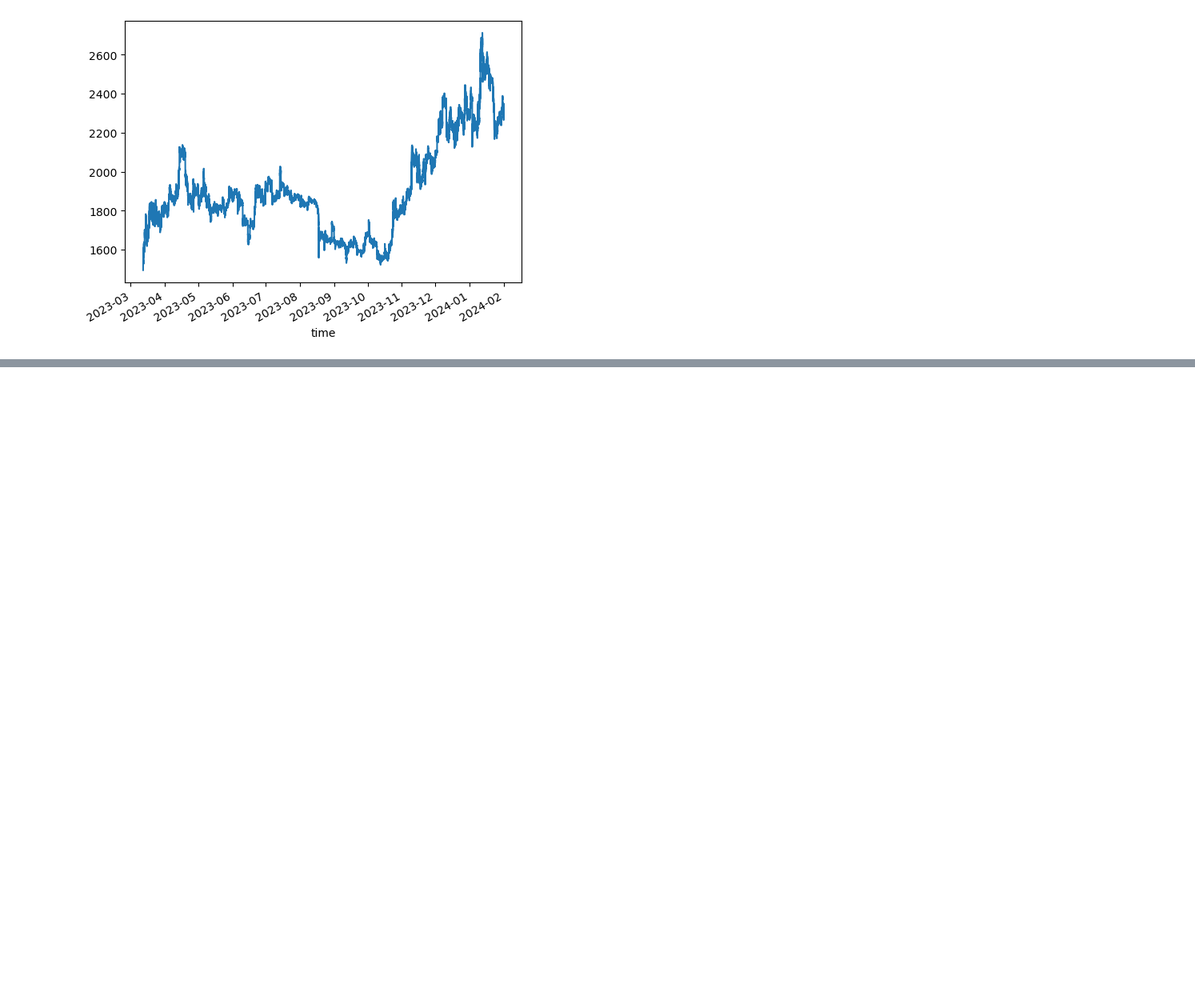
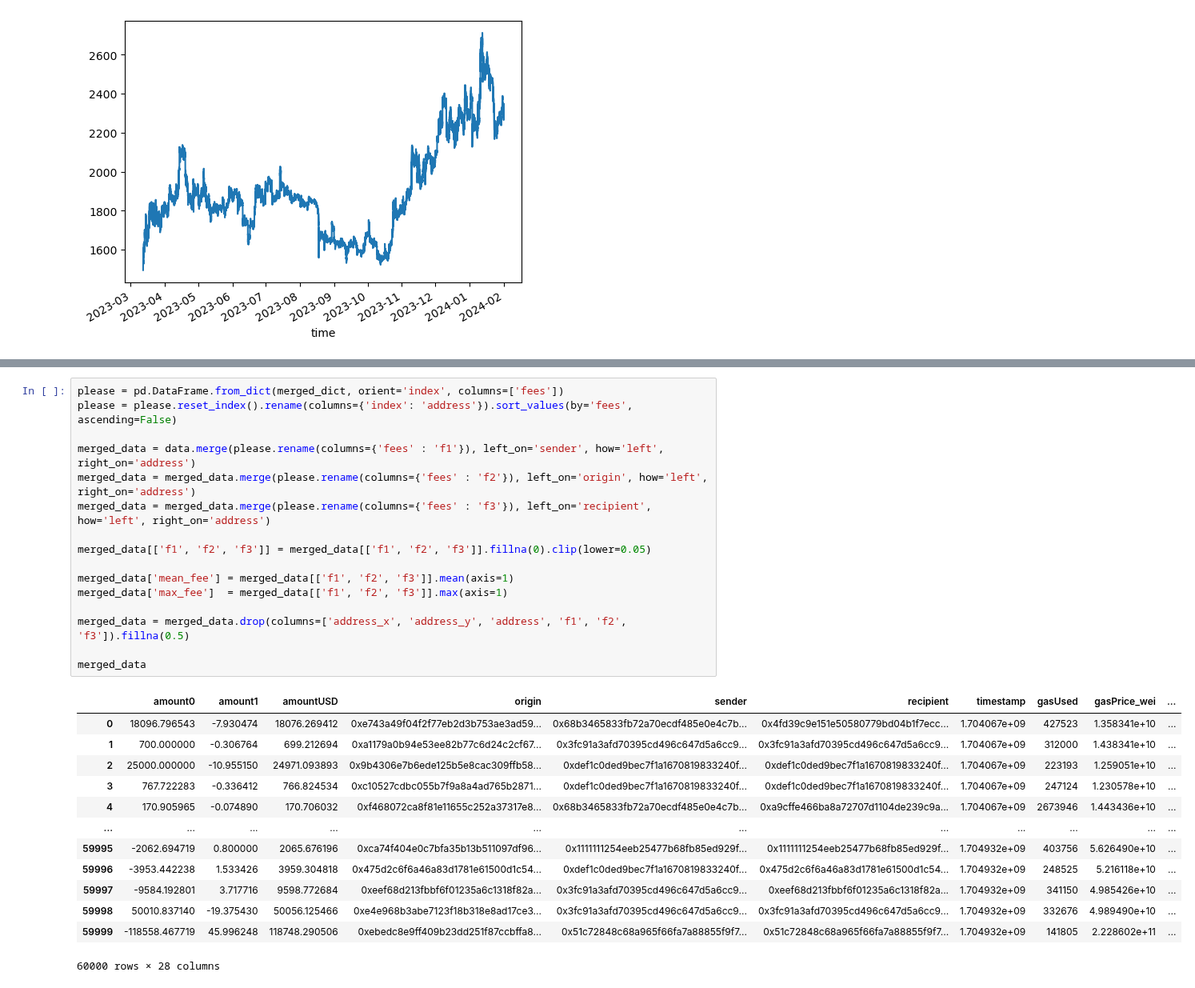
Before and after one commit to Armand-Morin/afp-berkeley-dynamic-fee-defi-amm, a Jupyter notebook: pnl_model.ipynb, the cells around one changed output, grey strips where cells are left out. Shown at 80% size. Drawn from its saved outputs; the diff is of its cells as text; blank space fills up the shorter version.

```diff
--- a/pnl_model.ipynb
+++ b/pnl_model.ipynb
@@ -123,0 +305,30 @@ ohlc_minutes.dropna().close.plot()
+# %%
+please = pd.DataFrame.from_dict(merged_dict, orient='index', columns=['fees'])
+please = please.reset_index().rename(columns={'index': 'address'}).sort_values(by='fees', ascending=False)
+
+merged_data = data.merge(please.rename(columns={'fees' : 'f1'}), left_on='sender', how='left', right_on='address')
+merged_data = merged_data.merge(please.rename(columns={'fees' : 'f2'}), left_on='origin', how='left', right_on='address')
+merged_data = merged_data.merge(please.rename(columns={'fees' : 'f3'}), left_on='recipient', how='left', right_on='address')
+
+merged_data[['f1', 'f2', 'f3']] = merged_data[['f1', 'f2', 'f3']].fillna(0).clip(lower=0.05)
+
+merged_data['mean_fee'] = merged_data[['f1', 'f2', 'f3']].mean(axis=1)
+merged_data['max_fee']  = merged_data[['f1', 'f2', 'f3']].max(axis=1)
+
+merged_data = merged_data.drop(columns=['address_x', 'address_y', 'address', 'f1', 'f2', 'f3']).fillna(0.5)
+
+merged_data
+# %% [output]
+|  | amount0 | amount1 | amountUSD | origin | sender | recipient | timestamp | gasUsed | gasPrice_wei | ... |
+| 0 | 18096.796543 | -7.930474 | 18076.269412 | 0xe743a49f04f2f77eb2d3b753ae3ad59... | 0x68b3465833fb72a70ecdf485e0e4c7b... | 0x4fd39c9e151e50580779bd04b1f7ecc... | 1.704067e+09 | 427523 | 1.358341e+10 | ... |
+| 1 | 700.000000 | -0.306764 | 699.212694 | 0xa1179a0b94e53ee82b77c6d24c2cf67... | 0x3fc91a3afd70395cd496c647d5a6cc9... | 0x3fc91a3afd70395cd496c647d5a6cc9... | 1.704067e+09 | 312000 | 1.438341e+10 | ... |
+| 2 | 25000.000000 | -10.955150 | 24971.093893 | 0x9b4306e7b6ede125b5e8cac309ffb58... | 0xdef1c0ded9bec7f1a1670819833240f... | 0xdef1c0ded9bec7f1a1670819833240f... | 1.704067e+09 | 223193 | 1.259051e+10 | ... |
+| 3 | 767.722283 | -0.336412 | 766.824534 | 0xc10527cdbc055b7f9a8a4ad765b2871... | 0xdef1c0ded9bec7f1a1670819833240f... | 0xdef1c0ded9bec7f1a1670819833240f... | 1.704067e+09 | 247124 | 1.230578e+10 | ... |
+| 4 | 170.905965 | -0.074890 | 170.706032 | 0xf468072ca8f81e11655c252a37317e8... | 0x68b3465833fb72a70ecdf485e0e4c7b... | 0xa9cffe466ba8a72707d1104de239c9a... | 1.704067e+09 | 2673946 | 1.443436e+10 | ... |
+| ... | ... | ... | ... | ... | ... | ... | ... | ... | ... | ... |
+| 59995 | -2062.694719 | 0.800000 | 2065.676196 | 0xca74f404e0c7bfa35b13b511097df96... | 0x1111111254eeb25477b68fb85ed929f... | 0x1111111254eeb25477b68fb85ed929f... | 1.704932e+09 | 403756 | 5.626490e+10 | ... |
+| 59996 | -3953.442238 | 1.533426 | 3959.304818 | 0x475d2c6f6a46a83d1781e61500d1c54... | 0xdef1c0ded9bec7f1a1670819833240f... | 0x475d2c6f6a46a83d1781e61500d1c54... | 1.704932e+09 | 248525 | 5.216118e+10 | ... |
+| 59997 | -9584.192801 | 3.717716 | 9598.772684 | 0xeef68d213fbbf6f01235a6c1318f82a... | 0x3fc91a3afd70395cd496c647d5a6cc9... | 0xeef68d213fbbf6f01235a6c1318f82a... | 1.704932e+09 | 341150 | 4.985426e+10 | ... |
+| 59998 | 50010.837140 | -19.375430 | 50056.125466 | 0xe4e968b3abe7123f18b318e8ad17ce3... | 0x3fc91a3afd70395cd496c647d5a6cc9... | 0x3fc91a3afd70395cd496c647d5a6cc9... | 1.704932e+09 | 332676 | 4.989490e+10 | ... |
+| 59999 | -118558.467719 | 45.996248 | 118748.290506 | 0xebedc8e9ff409b23dd251f87ccbffa8... | 0x51c72848c68a965f66fa7a88855f9f7... | 0x51c72848c68a965f66fa7a88855f9f7... | 1.704932e+09 | 141805 | 2.228602e+11 | ... |
+60000 rows × 28 columns
```
Also changed, not shown: parts of 11 cells of this notebook, 2 other files.
